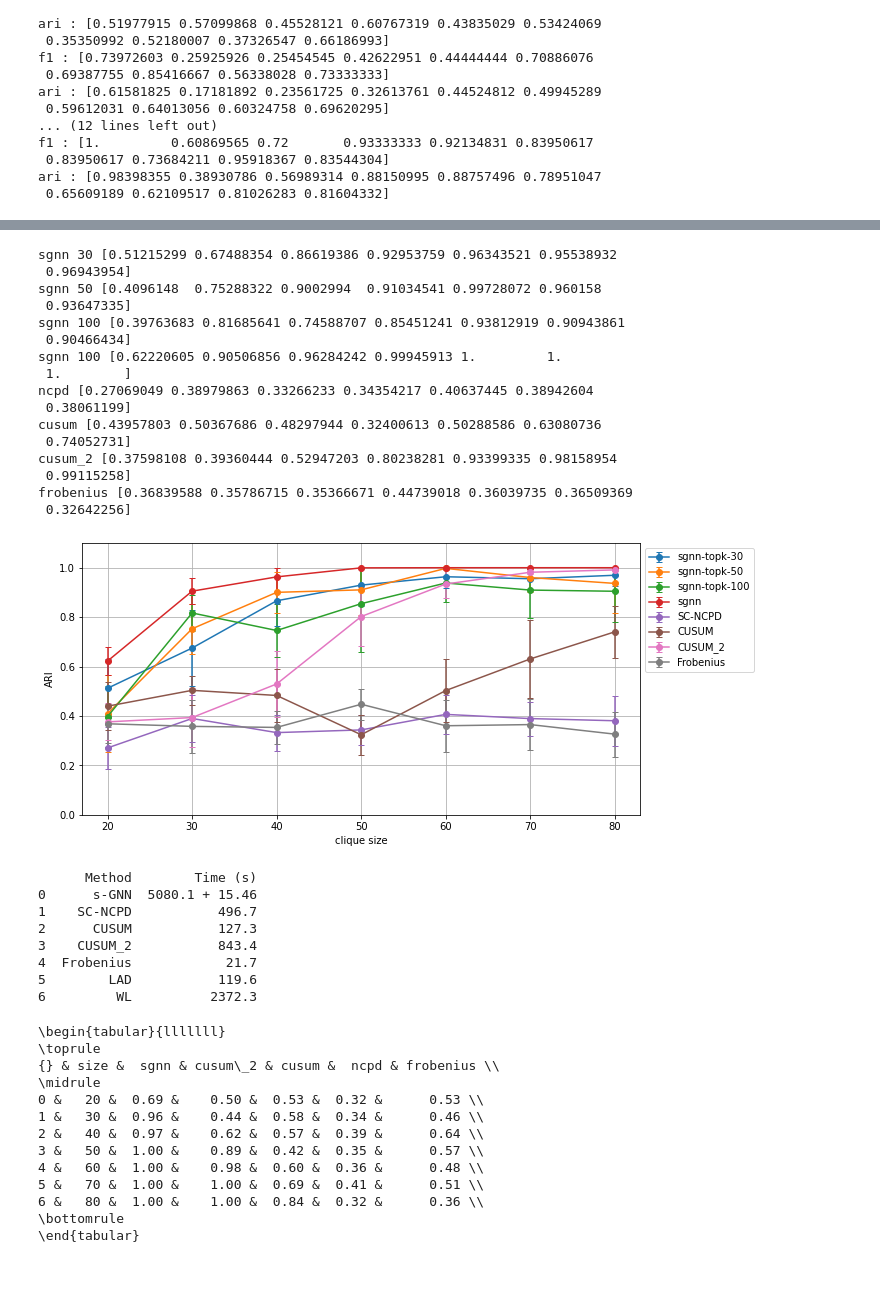
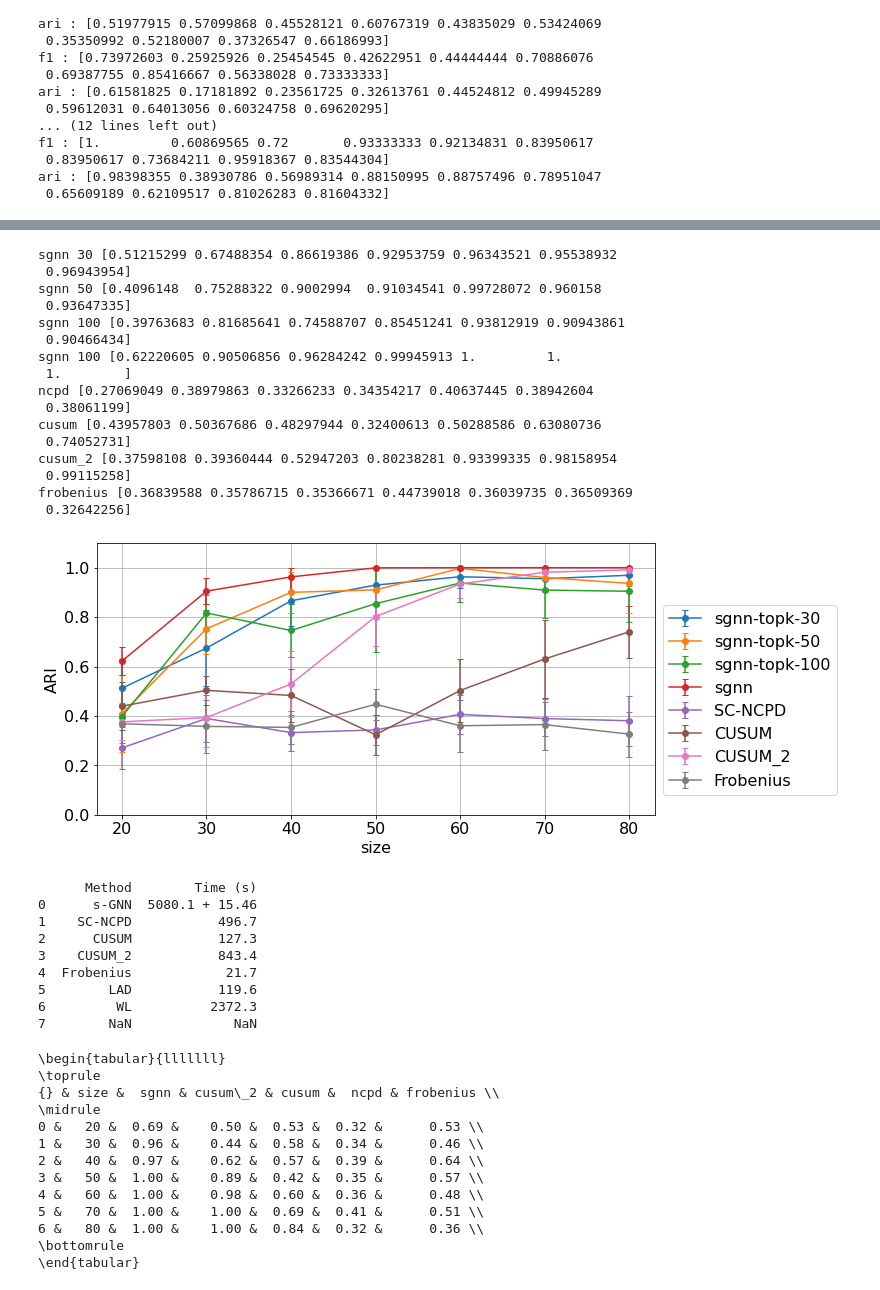
Before and after one commit to dsulem/DyNNet, a Jupyter notebook: notebooks/res_synth_multi.ipynb, the cells around one changed output, grey strips where cells are left out. Saved outputs shown, nothing was run; the diff lists cells and outputs as text; code cells hidden in the pictures.

```diff
--- a/notebooks/res_synth_multi.ipynb
+++ b/notebooks/res_synth_multi.ipynb
@@ -197,10 +198,11 @@ ari_perf = {}
 # %%
 # Plot averaged adjusted f1 scores over R repetitions
 #sizes = configs[0]['sizes_clique'][:len(f1_scores)]
+matplotlib.rcParams.update({'font.size': 16})
 sizes = [list_configs[i]['S'] for i in range(len(list_configs))]
 list_k = list_configs[0]['top_k']
 #, 'WL', 'LAD']
-fig, ax = plt.subplots(1, 1, figsize=(10,5))
+fig, ax = plt.subplots(1, 1, figsize=(12,5))
 idx = 0
 for key in ['sgnn','ncpd', 'cusum', 'cusum_2', 'frobenius']:#, 'wl', 'lad']:
     if key == 'sgnn':
@@ -231,9 +233,9 @@ for key in ['sgnn','ncpd', 'cusum', 'cusum_2', 'frobenius']:#, 'wl', 'lad']:
 
     f1_perf[key] = f1
     idx+=1
-ax.legend(bbox_to_anchor=(1, 1))
+ax.legend(bbox_to_anchor=(1, 0.8))
 ax.grid(visible=True)
-ax.set_xlabel(rf'clique size')
+ax.set_xlabel(rf'size')
 ax.set_ylabel(rf'adjusted F1')
 ax.set_ylim(0,1.1)
 plt.tight_layout()
@@ -262,6 +264,7 @@ frobenius [0.52874608 0.46302494 0.64331738 0.5720288  0.47968771 0.5097099
 #sizes = configs[0]['sizes_clique'][:len(f1_scores)]
 sizes = [list_configs[i]['S'] for i in range(len(list_configs))]
 list_k = list_configs[0]['top_k']
+matplotlib.rcParams.update({'font.size': 16})
 methods = ['s-GNN', 'SC-NCPD',  'CUSUM', 'CUSUM_2', 'Frobenius']#, 'WL', 'LAD']
 fig, ax = plt.subplots(1, 1, figsize=(10,5))
 idx = 0
@@ -289,39 +292,39 @@ for key in ['sgnn','ncpd', 'cusum', 'cusum_2', 'frobenius']:#, 'wl', 'lad']:
         f1 = np.array([np.mean(list_ari[i][key]) for i in range(len(list_ari))])
         std = np.array([np.std(list_ari[i][key]) for i in range(len(list_ari))])
         ci = 1.96 * std /np.sqrt([len(list_ari[i][key]) for i in range(len(list_ari))])
         yerr = np.stack([ci * (f1 > ci) + f1 * (f1 <= ci), ci * (f1 + ci < 1.) + (1.- f1) * (f1 + ci >= 1.)], axis=0)
         ax.errorbar(sizes, f1, yerr=yerr, fmt='o-', capsize=3, label=methods[idx])
         print(key, f1)
     idx+=1
     ari_perf[key] = f1
-ax.legend(bbox_to_anchor=(1, 1))
+ax.legend(bbox_to_anchor=(1, 0.8))
 ax.grid(visible=True)
-ax.set_xlabel(rf'clique size')
+ax.set_xlabel(rf'size')
 ax.set_ylabel(rf'ARI')
 ax.set_ylim(0,1.1)
 #plt.show()
 plt.savefig(f"/data/kenlay/DyNNet/results/figures/multiple_synth_cps_ari.pdf", bbox_inches = 'tight')
 # %% [output]
 sgnn 30 [0.51215299 0.67488354 0.86619386 0.92953759 0.96343521 0.95538932
  0.96943954]
 sgnn 50 [0.4096148  0.75288322 0.9002994  0.91034541 0.99728072 0.960158
  0.93647335]
 sgnn 100 [0.39763683 0.81685641 0.74588707 0.85451241 0.93812919 0.90943861
  0.90466434]
 sgnn 100 [0.62220605 0.90506856 0.96284242 0.99945913 1.         1.
  1.        ]
 ncpd [0.27069049 0.38979863 0.33266233 0.34354217 0.40637445 0.38942604
  0.38061199]
 cusum [0.43957803 0.50367686 0.48297944 0.32400613 0.50288586 0.63080736
  0.74052731]
 cusum_2 [0.37598108 0.39360444 0.52947203 0.80238281 0.93399335 0.98158954
  0.99115258]
 frobenius [0.36839588 0.35786715 0.35366671 0.44739018 0.36039735 0.36509369
  0.32642256]
-[figure, old version]
+[figure, new version]
 # %%
 # Average computational times for each method
-methods = ['s-GNN', 'SC-NCPD', 'CUSUM', 'CUSUM_2', 'Frobenius', 'LAD', 'WL']
+methods = ['s-GNN', 'SC-NCPD', 'CUSUM', 'CUSUM_2', 'Frobenius', 'LAD', 'WL', 'Procrustes']
 df_time = pd.DataFrame(columns = ['Method', 'Time (s)'],index=range(len(methods)))
 idx = 0
 for key in ['train_sgnn', 'ncpd', 'cusum', 'cusum_2', 'frobenius', 'lad', 'wl']:
@@ -342,6 +345,7 @@ print(df_time)
 4  Frobenius            21.7
 5        LAD           119.6
 6         WL          2372.3
+7        NaN             NaN
 # %%
 # Average perf for each method
 methods = ['sgnn', 'cusum_2', 'cusum' ,'ncpd',   'frobenius']#, 'LAD', 'WL']
```
Also changed, not shown: parts of 3 cells of this notebook, 8 other files.
